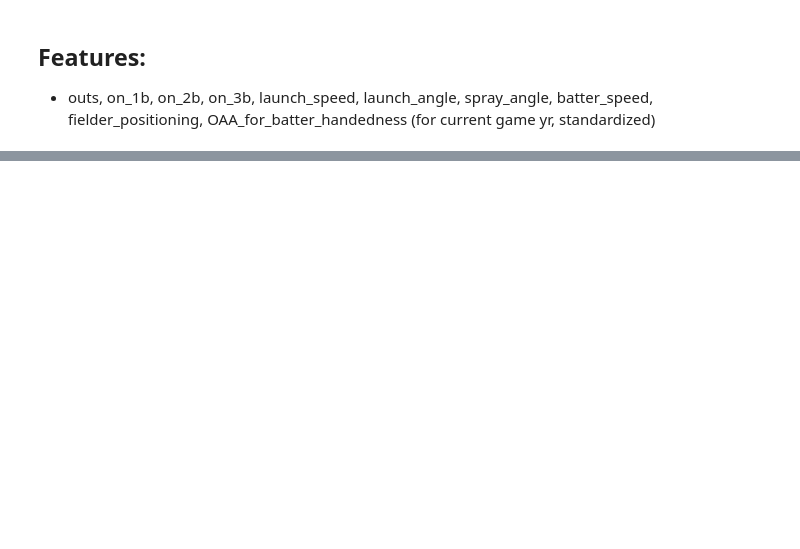
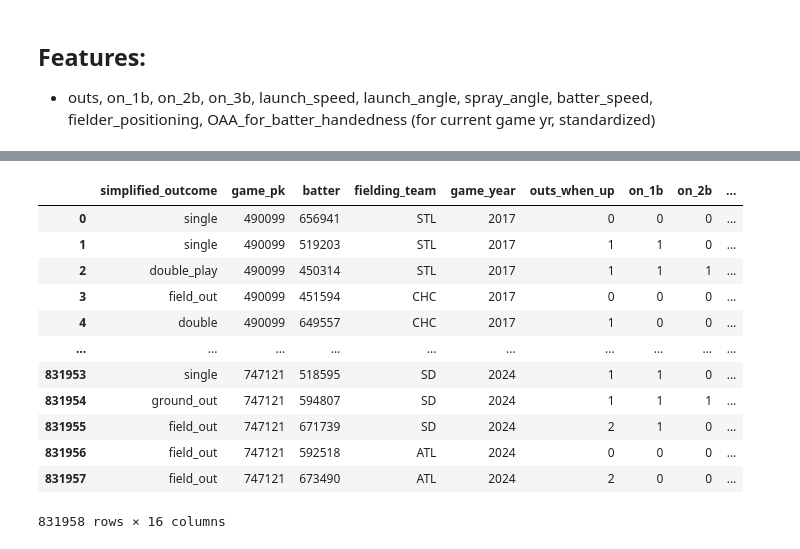
Before and after one commit to reecetec/mlb_simulator, a Jupyter notebook: notebooks/5.0-hit-classifier.ipynb, the cells around one changed output, grey strips where cells are left out. Cells and saved outputs as stored; diff of their text form; code cells hidden in the pictures; blank space fills up the shorter version.

```diff
--- a/notebooks/5.0-hit-classifier.ipynb
+++ b/notebooks/5.0-hit-classifier.ipynb
@@ -90,0 +97,8 @@ url = "https://baseballsavant.mlb.com/leaderboard/sprint_speed?min_season=2024&m
+# %%
+t = pd.DataFrame(X_train.iloc[[14]])
+
+t['venue_name'] = [11]
+t['venue_name'] = [11]
+
+np.set_printoptions(suppress=True)
+pd.DataFrame(clf.predict_proba(t))
@@ -90,0 +213,3 @@ url = "https://baseballsavant.mlb.com/leaderboard/sprint_speed?min_season=2024&m
+# %%
+speed_df = query_mlb_db('select mlb_id as batter, speed from PlayerSpeed;')
+speed_df.head()
@@ -90,0 +260,19 @@ url = "https://baseballsavant.mlb.com/leaderboard/sprint_speed?min_season=2024&m
+# %%
+df = df.merge(speed_df, how='left', on='batter')
+df['speed'] = df['speed'].astype(float)
+df['speed'] = df['speed'].fillna(t['speed'].mean())
+df
+# %% [output]
+|  | simplified_outcome | game_pk | batter | fielding_team | game_year | outs_when_up | on_1b | on_2b | ... |
+| 0 | single | 490099 | 656941 | STL | 2017 | 0 | 0 | 0 | ... |
+| 1 | single | 490099 | 519203 | STL | 2017 | 1 | 1 | 0 | ... |
+| 2 | double_play | 490099 | 450314 | STL | 2017 | 1 | 1 | 1 | ... |
+| 3 | field_out | 490099 | 451594 | CHC | 2017 | 0 | 0 | 0 | ... |
+| 4 | double | 490099 | 649557 | CHC | 2017 | 1 | 0 | 0 | ... |
+| ... | ... | ... | ... | ... | ... | ... | ... | ... | ... |
+| 831953 | single | 747121 | 518595 | SD | 2024 | 1 | 1 | 0 | ... |
+| 831954 | ground_out | 747121 | 594807 | SD | 2024 | 1 | 1 | 1 | ... |
+| 831955 | field_out | 747121 | 671739 | SD | 2024 | 2 | 1 | 0 | ... |
+| 831956 | field_out | 747121 | 592518 | ATL | 2024 | 0 | 0 | 0 | ... |
+| 831957 | field_out | 747121 | 673490 | ATL | 2024 | 2 | 0 | 0 | ... |
+831958 rows × 16 columns
```
Also changed, not shown: parts of 27 cells of this notebook, 2 other files.
